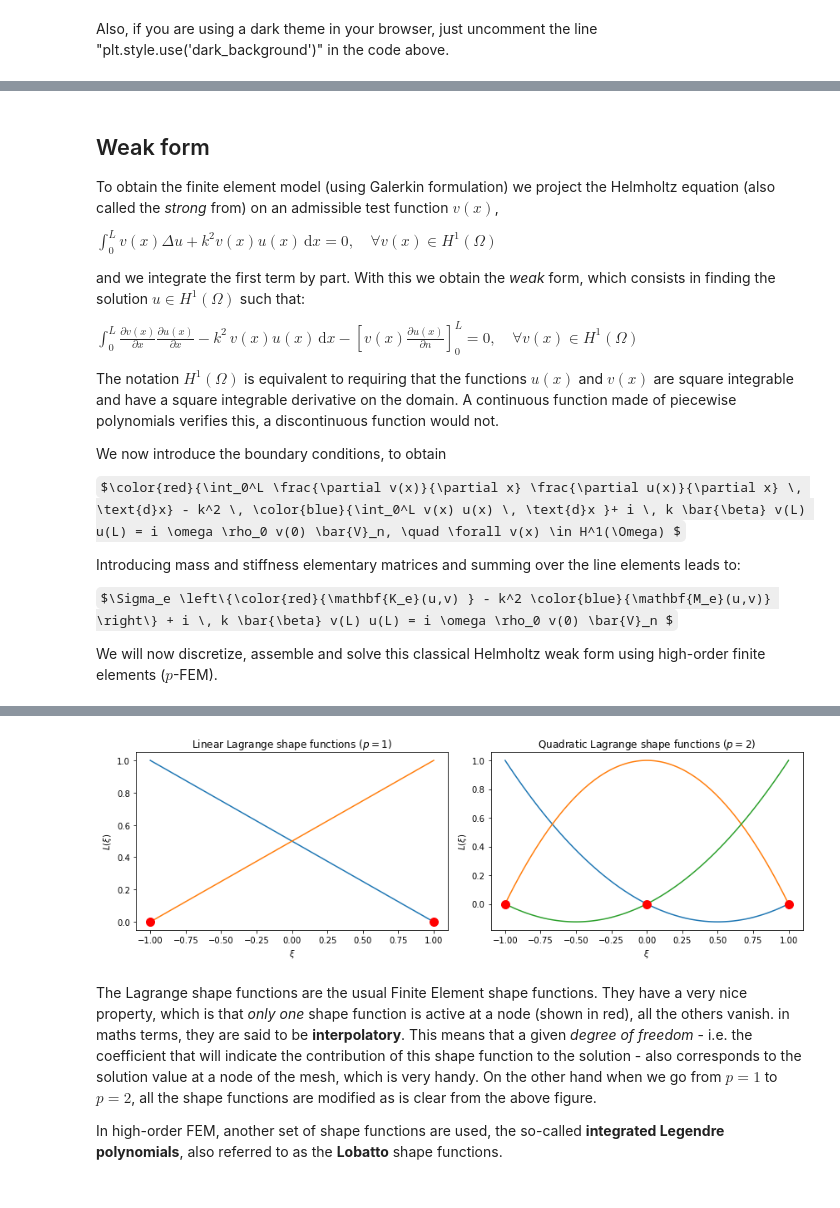
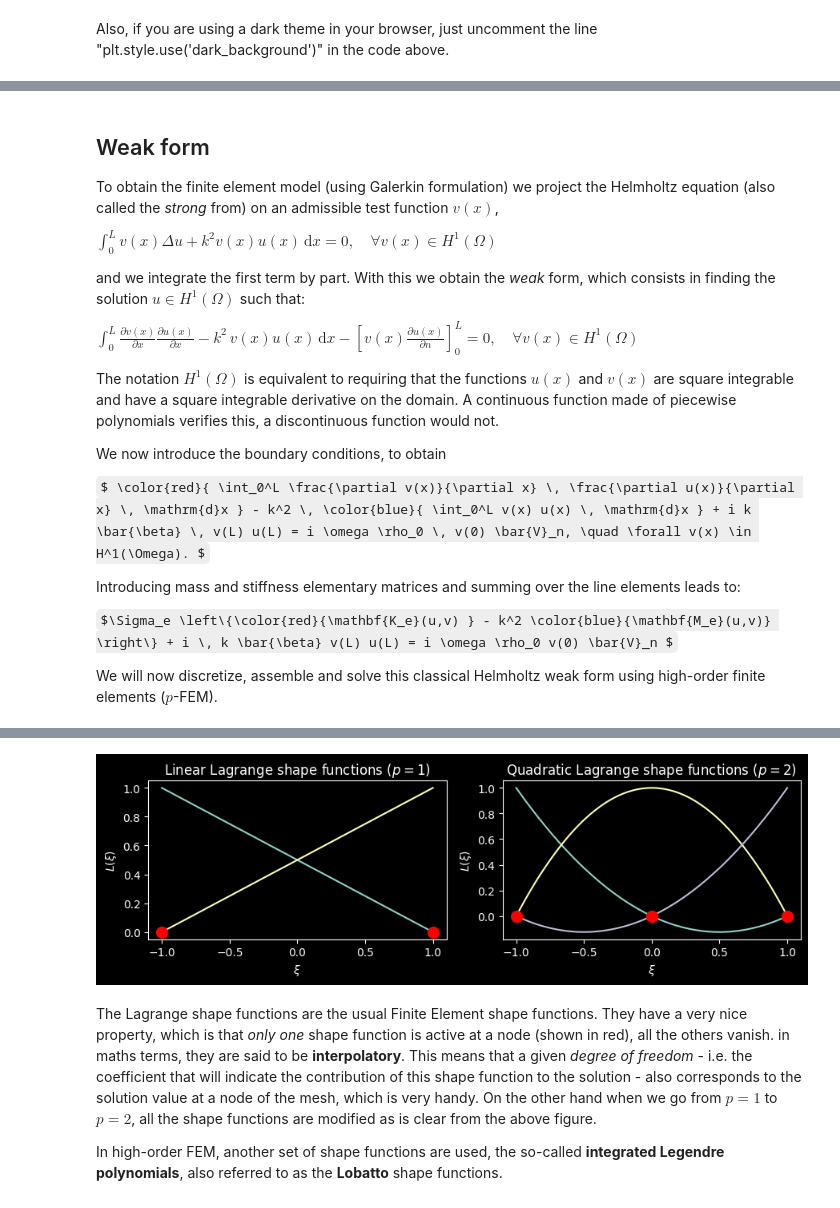
Before and after one commit to HadrienBeriot/Helmholtz_1D_HighOrder_FEM, a Jupyter notebook: Helmholtz_1D_pFEM.ipynb, the cells around one changed output, grey strips where cells are left out. Cells and saved outputs as stored; diff of their text form; code cells hidden in the pictures; some formulas as TeX source.

```diff
--- a/Helmholtz_1D_pFEM.ipynb
+++ b/Helmholtz_1D_pFEM.ipynb
@@ -28,7 +28,7 @@ from ipywidgets import interactive
 import ipywidgets as widgets
 
 # for dark theme aficionados
-#plt.style.use('dark_background')
+plt.style.use('dark_background')
 # %% [markdown]
 Also, if you are using a dark theme in your browser, just uncomment the line "plt.style.use('dark_background')" in the code above.
 # %% [markdown]
@@ -83,7 +83,7 @@ The notation $H^1(\Omega)$ is equivalent to requiring that the functions $u(x)$
 
 We now introduce the boundary conditions, to obtain
 
-$\color{red}{\int_0^L \frac{\partial v(x)}{\partial x} \frac{\partial u(x)}{\partial x} \, \text{d}x} - k^2 \, \color{blue}{\int_0^L v(x) u(x) \, \text{d}x }+ i \, k \bar{\beta} v(L) u(L) = i \omega \rho_0 v(0) \bar{V}_n, \quad \forall v(x) \in H^1(\Omega) $
+$ \color{red}{ \int_0^L \frac{\partial v(x)}{\partial x} \, \frac{\partial u(x)}{\partial x} \, \mathrm{d}x } - k^2 \, \color{blue}{ \int_0^L v(x) u(x) \, \mathrm{d}x } + i k \bar{\beta} \, v(L) u(L) = i \omega \rho_0 \, v(0) \bar{V}_n, \quad \forall v(x) \in H^1(\Omega). $
 
 Introducing mass and stiffness elementary matrices and summing over the line elements leads to:
 
@@ -106,20 +106,20 @@ The classical linear shape functions are part of the most conventional shape fun
 # %%
 
 xi = np.linspace(-1,1,100)
 L11 = (1-xi)/2; L21 = (1+xi)/2
 L12 = -xi*(1-xi)/2; L22 = (1-xi)*(1+xi); L32 = xi*(1+xi)/2
 
-fig, ax = plt.subplots(nrows=1, ncols=2, figsize=(12, 4), tight_layout=True)
+fig, ax = plt.subplots(nrows=1, ncols=2, figsize=(9, 3), tight_layout=True)
 ax[0].plot(xi, L11, xi, L21); ax[0].plot([-1,1], [0,0], marker="o", color="red", linestyle='none', markersize=10)
 ax[0].set(xlabel=r'$\xi$', ylabel=r'$L(\xi)$',
        title='Linear Lagrange shape functions ($p=1$)')
 ax[1].plot(xi, L12, xi, L22, xi, L32); ax[1].plot([-1,0,1], [0,0,0], marker="o", color="red", linestyle='none', markersize=10)
 ax[1].set(xlabel=r'$\xi$', ylabel=r'$L(\xi)$',
        title='Quadratic Lagrange shape functions ($p=2$)')
 
 plt.show()
 # %% [output]
-[figure, old version]
+[figure, new version]
 # %% [markdown]
 The Lagrange shape functions are the usual Finite Element shape functions. They have a very nice property, which is that *only one* shape function is active at a node (shown in red), all the others vanish. in maths terms, they are said to be **interpolatory**. This means that a given *degree of freedom* - i.e. the coefficient that will indicate the contribution of this shape function to the solution -  also corresponds to the solution value at a node of the mesh, which is very handy.
 On the other hand when we go from $p=1$ to $p=2$, all the shape functions are modified as is clear from the above figure.
```
Also changed, not shown: parts of 7 cells of this notebook.
